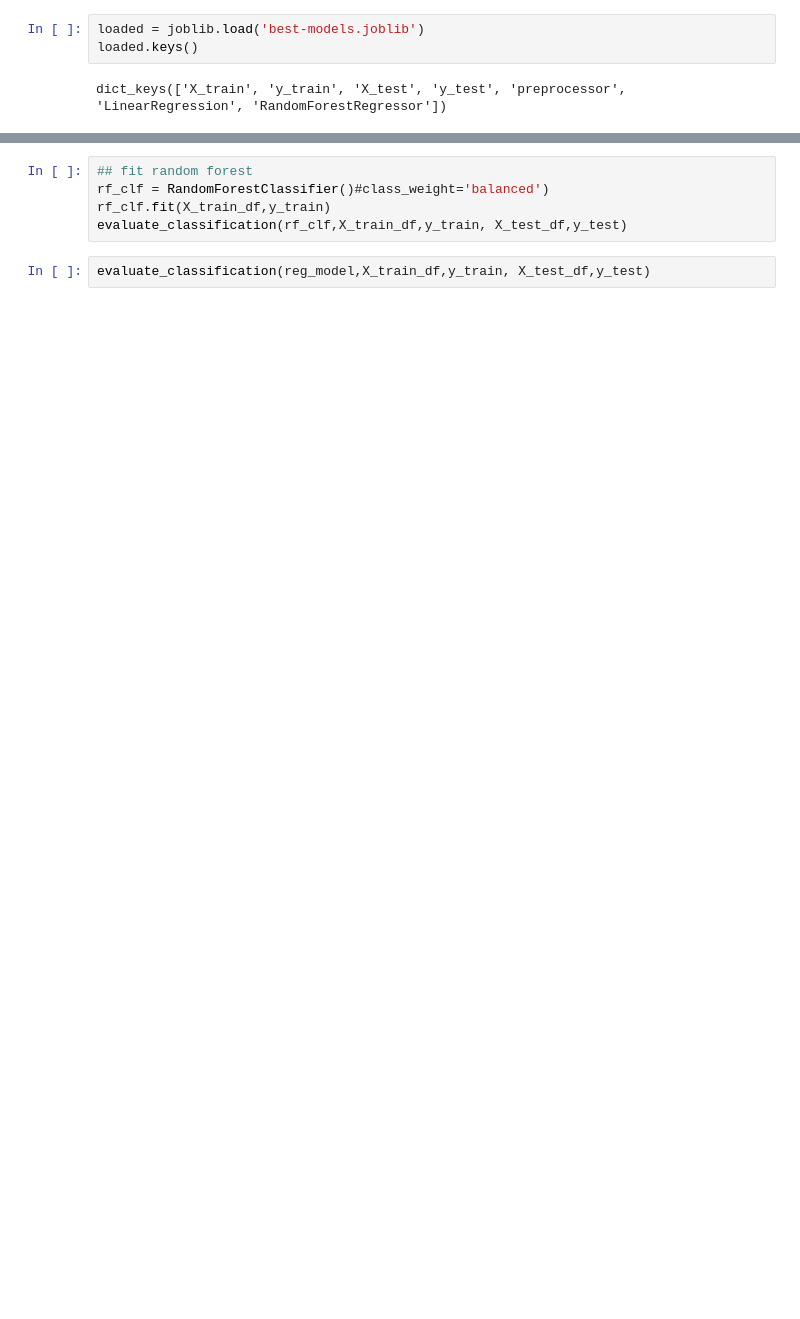
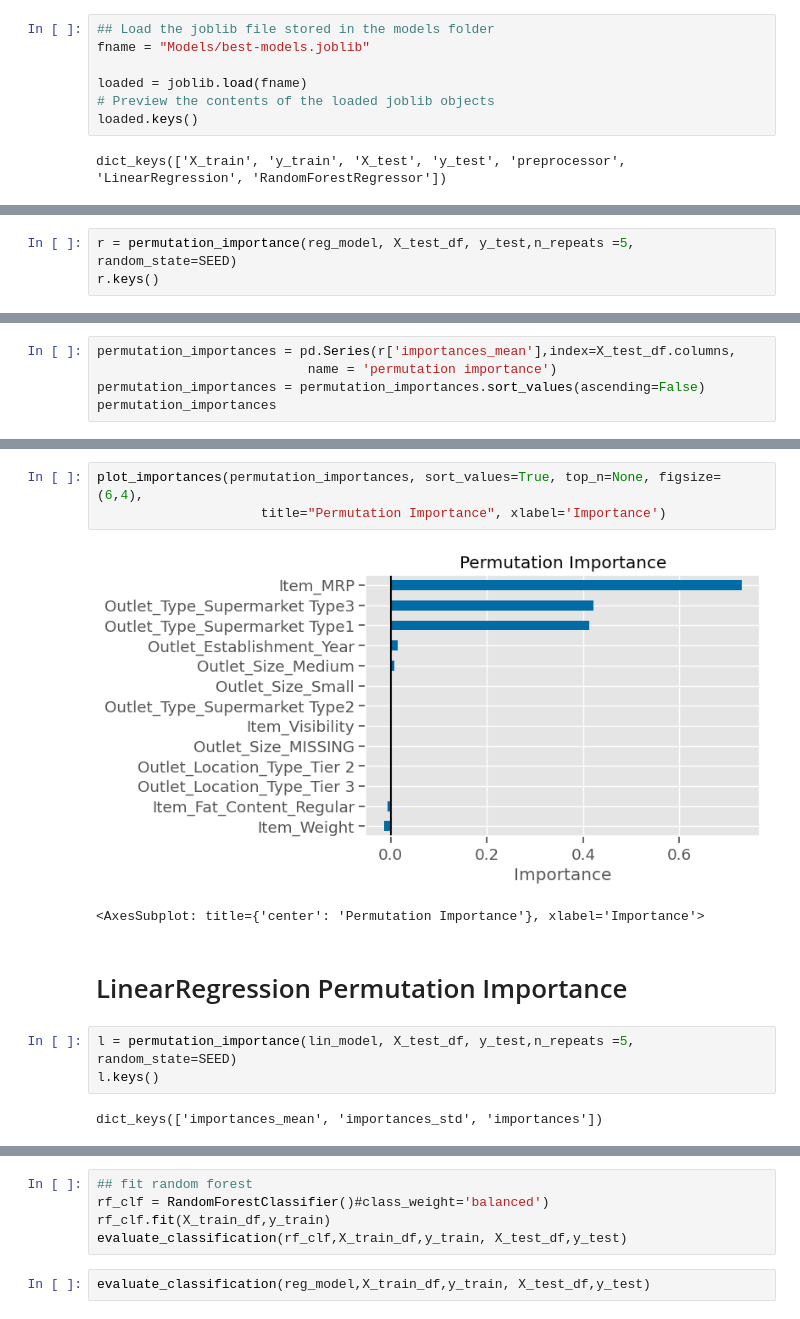
Before and after one commit to CaillahR/Importances-and-Coefficients, a Jupyter notebook: Explaining Models with Shap.ipynb, the cells around one changed output, grey strips where cells are left out. Saved outputs shown, nothing was run; the diff lists cells and outputs as text; blank space fills up the shorter version.

```diff
--- a/Explaining Models with Shap.ipynb
+++ b/Explaining Models with Shap.ipynb
@@ -125,5 +125,9 @@ def plot_importances(importances, sort_values=True, top_n=None, figsize=(6,4),
 # %%
-loaded = joblib.load('best-models.joblib')
+## Load the joblib file stored in the models folder
+fname = "Models/best-models.joblib"
+
+loaded = joblib.load(fname)
+# Preview the contents of the loaded joblib objects
 loaded.keys()
 # %% [output]
 dict_keys(['X_train', 'y_train', 'X_test', 'y_test', 'preprocessor', 'LinearRegression', 'RandomForestRegressor'])
@@ -175,0 +210,3 @@ X_train_df.head()
+# %%
+r = permutation_importance(reg_model, X_test_df, y_test,n_repeats =5, random_state=SEED)
+r.keys()
@@ -175,0 +215,5 @@ X_train_df.head()
+# %%
+permutation_importances = pd.Series(r['importances_mean'],index=X_test_df.columns,
+                           name = 'permutation importance')
+permutation_importances = permutation_importances.sort_values(ascending=False)
+permutation_importances
@@ -175,0 +235,13 @@ X_train_df.head()
+# %%
+plot_importances(permutation_importances, sort_values=True, top_n=None, figsize=(6,4),
+                     title="Permutation Importance", xlabel='Importance')
+# %% [output]
+[figure, added]
+<AxesSubplot: title={'center': 'Permutation Importance'}, xlabel='Importance'>
+# %% [markdown]
+# LinearRegression Permutation Importance
+# %%
+l = permutation_importance(lin_model, X_test_df, y_test,n_repeats =5, random_state=SEED)
+l.keys()
+# %% [output]
+dict_keys(['importances_mean', 'importances_std', 'importances'])
```
Also changed, not shown: parts of 30 cells of this notebook, 2 other files.
